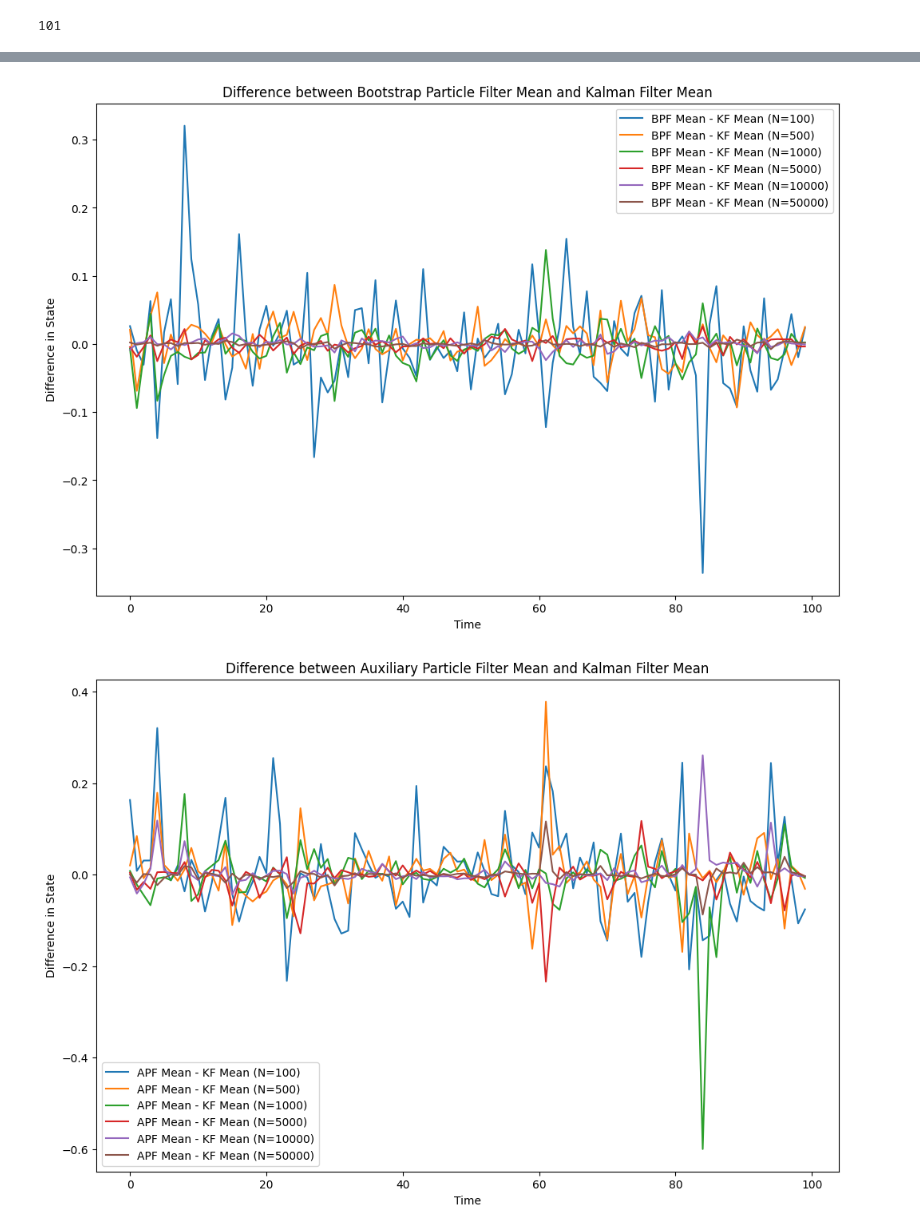
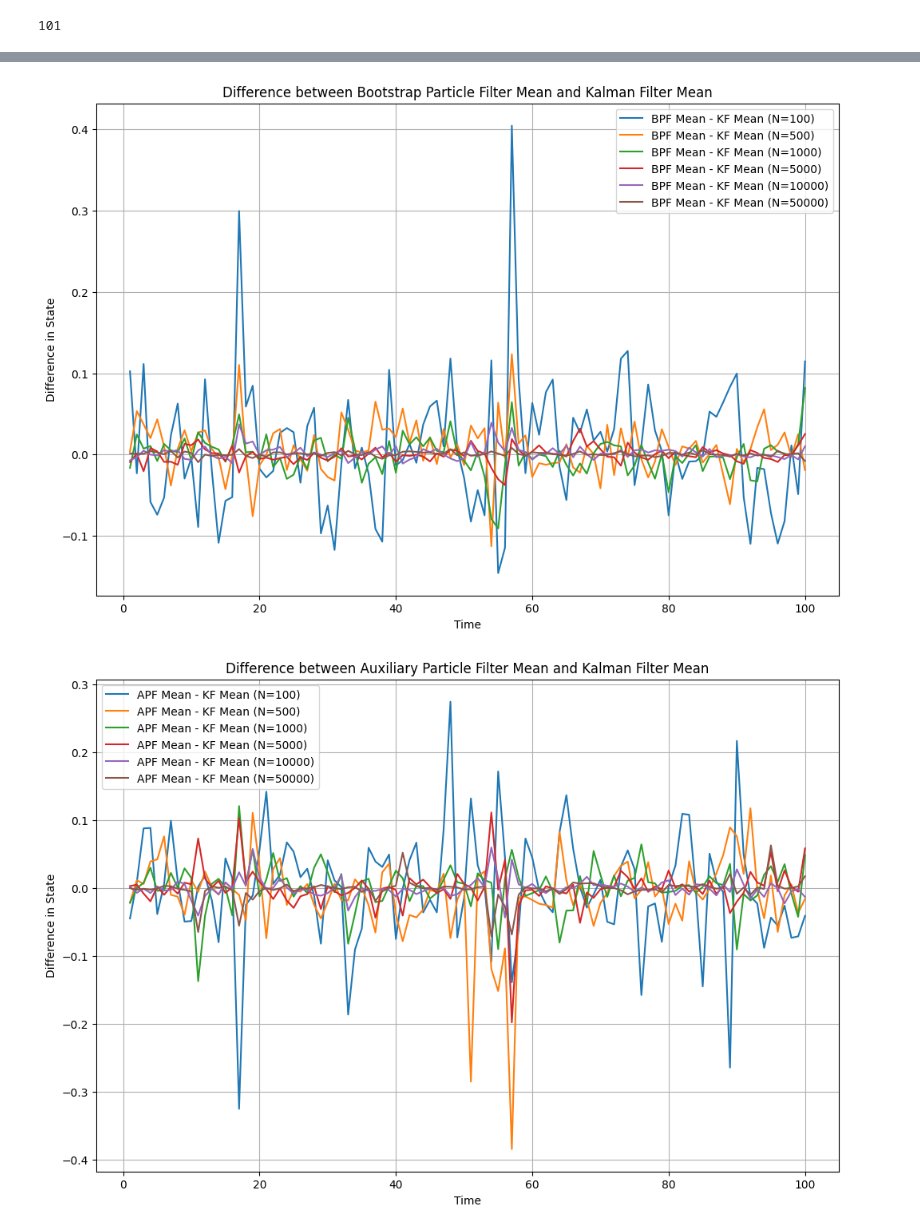
Before and after one commit to vitolev/mssv-smc, a Jupyter notebook: notebooks/04_kalman_filter.ipynb, the cells around one changed output, grey strips where cells are left out. Saved outputs shown, nothing was run; the diff lists cells and outputs as text; code cells hidden in the pictures.

```diff
--- a/notebooks/04_kalman_filter.ipynb
+++ b/notebooks/04_kalman_filter.ipynb
@@ -61,7 +61,7 @@ print(len(bpf_history))
 # %%
 def compute_pf_stats(history):
     means, vars_ = [], []
-    for i in range(1, len(history)):    # Skip initial time step as this contains only prior
+    for i in range(len(history)):
         particles, weights, _, _ = history[i]
         particles = np.array(particles.x_t)
         mean = np.sum(weights * particles)
@@ -116,23 +127,24 @@ plt.show()
 # %%
 # Compare bootstrap pf for different number of particles
 Ns = [100, 500, 1000, 5000, 10000, 50000]
 
 # Plot BPF difference to kalman filter for different N
 plt.figure(figsize=(12, 8))
 for N in Ns:
     bpf = BootstrapParticleFilter(model, N, resampler=systematic_resampling)
     bpf_history = bpf.run(y, theta)
     bpf_mean, bpf_var = compute_pf_stats(bpf_history)
 
-    plt.plot(bpf_mean - kf_mean, label=f"BPF Mean - KF Mean (N={N})")
+    plt.plot(np.arange(1, len(kf_mean)+1), bpf_mean[1:] - kf_mean, label=f"BPF Mean - KF Mean (N={N})")    # Again, we only plot differences from t=1 onwards
 
 plt.xlabel("Time")
 plt.ylabel("Difference in State")
 plt.title("Difference between Bootstrap Particle Filter Mean and Kalman Filter Mean")
 plt.legend()
+plt.grid()
 plt.show()
 # %% [output]
-[figure, old version]
+[figure, new version]
 # %%
 # Same for APF
 plt.figure(figsize=(12, 8))
@@ -141,11 +153,13 @@ for N in Ns:
     apf_history = apf.run(y, theta)
     apf_mean, apf_var = compute_pf_stats(apf_history)
 
-    plt.plot(apf_mean - kf_mean, label=f"APF Mean - KF Mean (N={N})")
+    plt.plot(np.arange(1, len(kf_mean)+1), apf_mean[1:] - kf_mean, label=f"APF Mean - KF Mean (N={N})")    # Again, we only plot differences from t=1 onwards
+
 plt.xlabel("Time")
 plt.ylabel("Difference in State")
 plt.title("Difference between Auxiliary Particle Filter Mean and Kalman Filter Mean")
 plt.legend()
+plt.grid()
 plt.show()
 # %% [output]
-[figure, old version]
+[figure, new version]
```
Also changed, not shown: parts of 4 cells of this notebook, 7 other files.
